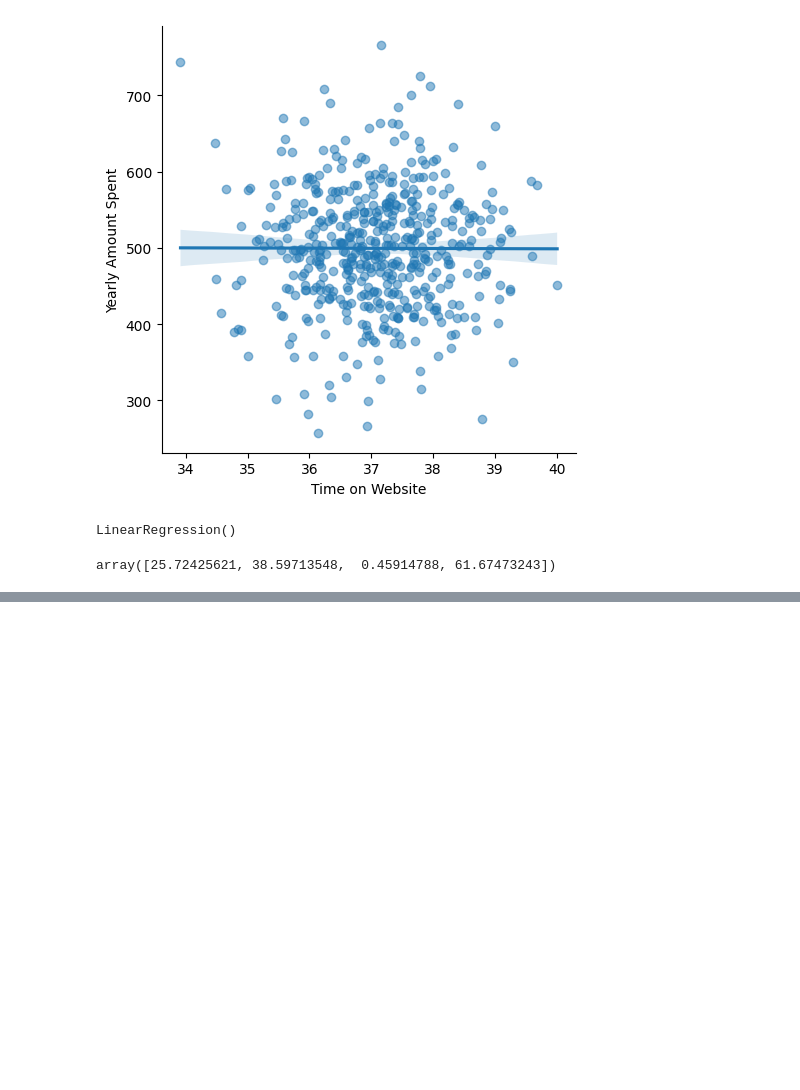
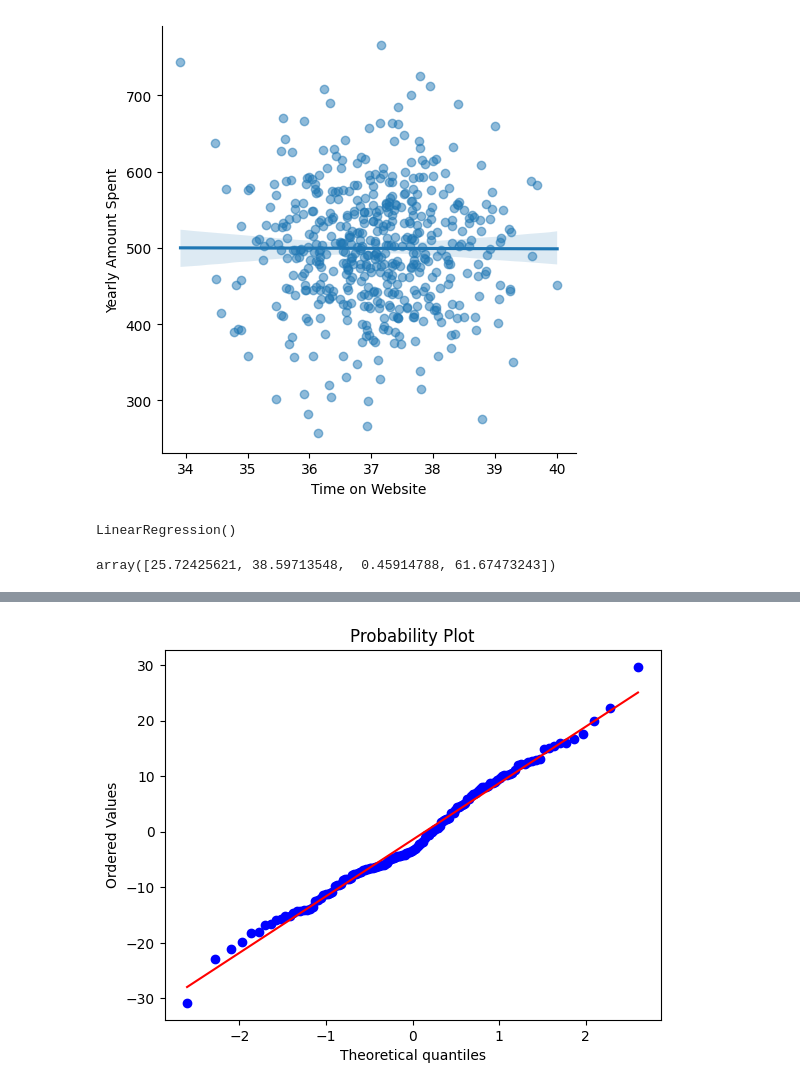
Before and after one commit to lily23445/E-commerce-Customer-Spending, a Jupyter notebook: Linear_regression.ipynb, the cells around one changed output, grey strips where cells are left out. Saved outputs shown, nothing was run; the diff lists cells and outputs as text; code cells hidden in the pictures; blank space fills up the shorter version.

```diff
--- a/Linear_regression.ipynb
+++ b/Linear_regression.ipynb
@@ -116,0 +163,5 @@ prediction
+# %%
+stats.probplot(residuals,dist="norm",plot=pylab)
+pylab.show()
+# %% [output]
+[figure, added]
```
Also changed, not shown: parts of 11 cells of this notebook, 3 other files.
